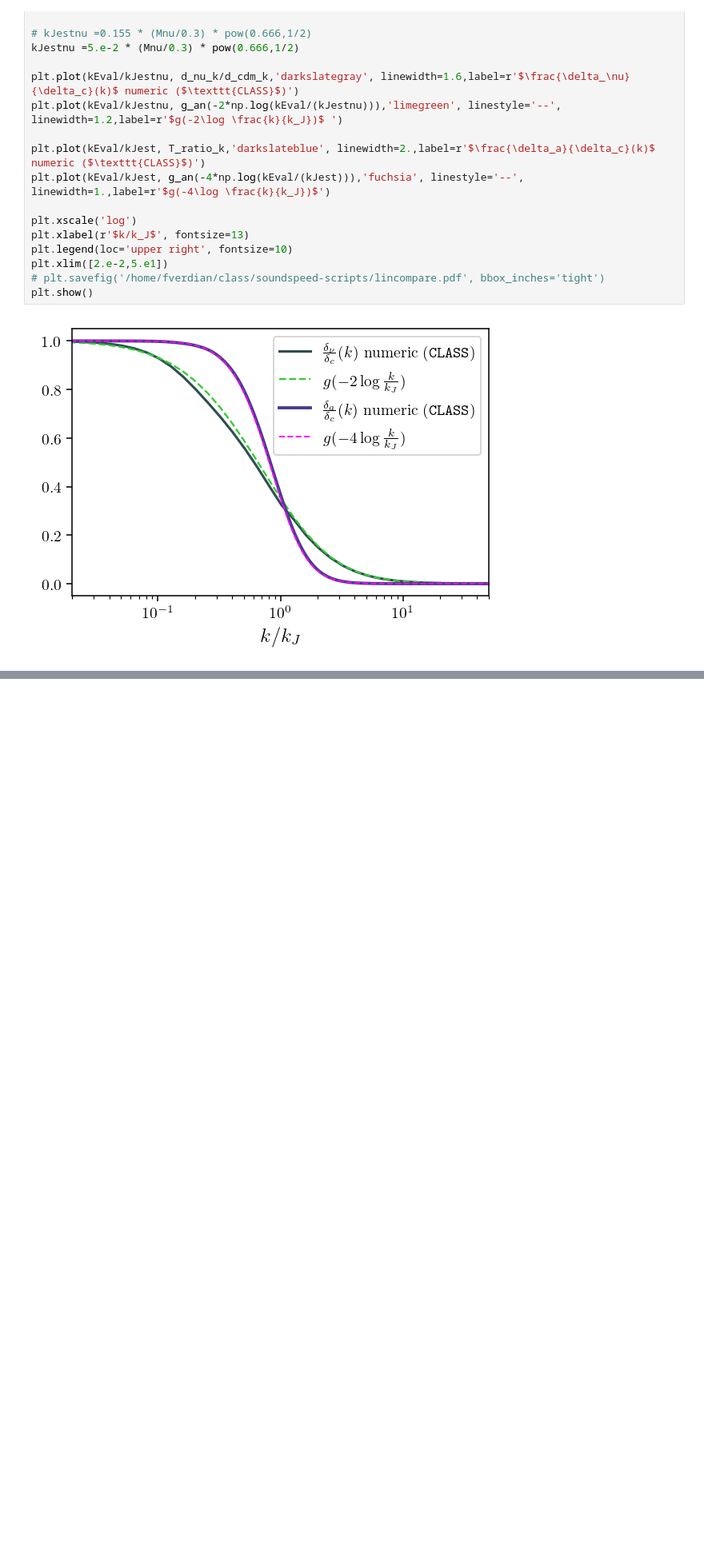
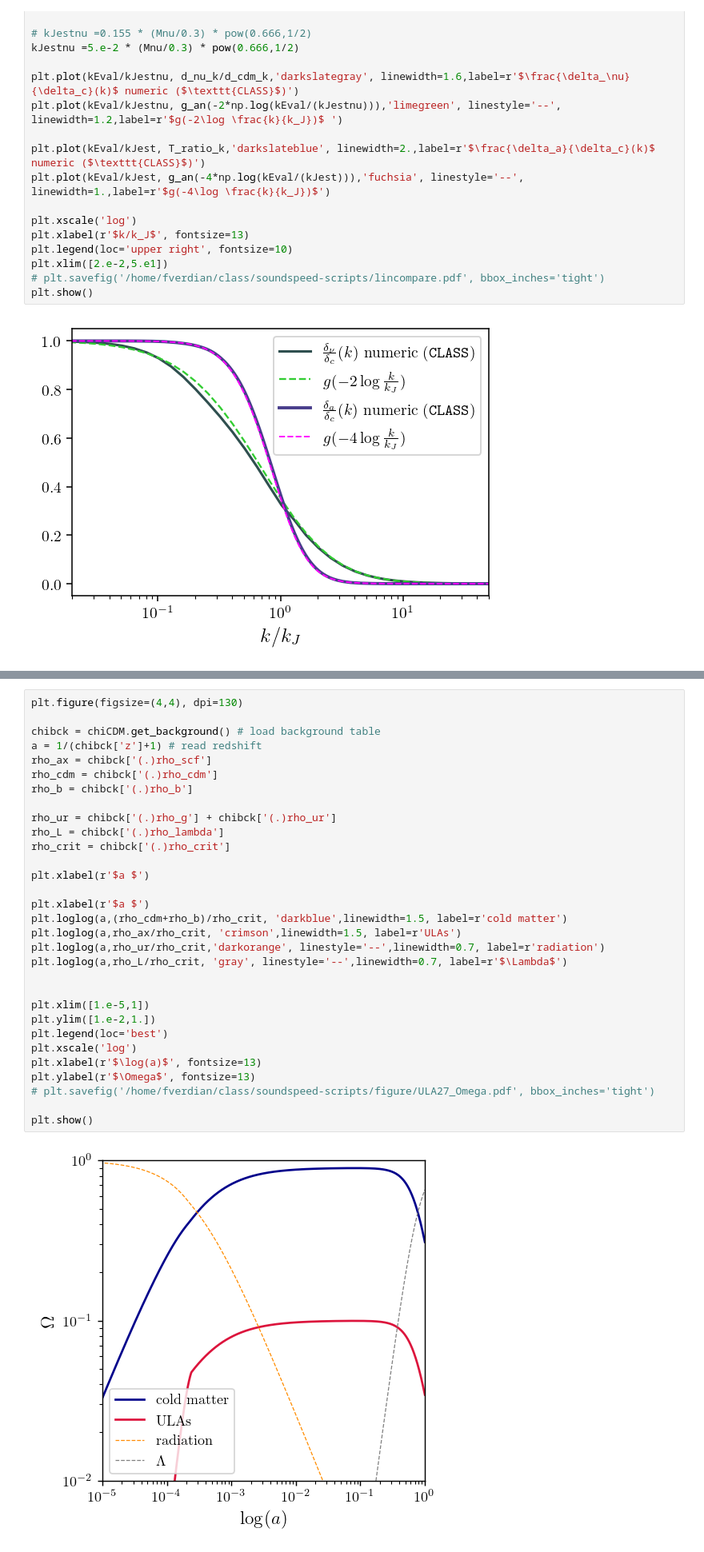
Before and after one commit to fverd/class, a Jupyter notebook: soundspeed-scripts/match_kJ.ipynb, the cells around one changed output, grey strips where cells are left out. Shown: that part at 80% size. Cells and saved outputs as stored; diff of their text form; blank space fills up the shorter version.

```diff
--- a/soundspeed-scripts/match_kJ.ipynb
+++ b/soundspeed-scripts/match_kJ.ipynb
@@ -251,0 +267,33 @@ Computing sources
+# %%
+plt.figure(figsize=(4,4), dpi=130)
+
+chibck = chiCDM.get_background() # load background table
+a = 1/(chibck['z']+1) # read redshift
+rho_ax = chibck['(.)rho_scf']
+rho_cdm = chibck['(.)rho_cdm']
+rho_b = chibck['(.)rho_b']
+
+rho_ur = chibck['(.)rho_g'] + chibck['(.)rho_ur']
+rho_L = chibck['(.)rho_lambda']
+rho_crit = chibck['(.)rho_crit']
+
+plt.xlabel(r'$a $')
+
+plt.xlabel(r'$a $')
+plt.loglog(a,(rho_cdm+rho_b)/rho_crit, 'darkblue',linewidth=1.5, label=r'cold matter')
+plt.loglog(a,rho_ax/rho_crit, 'crimson',linewidth=1.5, label=r'ULAs')
+plt.loglog(a,rho_ur/rho_crit,'darkorange', linestyle='--',linewidth=0.7, label=r'radiation')
+plt.loglog(a,rho_L/rho_crit, 'gray', linestyle='--',linewidth=0.7, label=r'$\Lambda$')
+
+
+plt.xlim([1.e-5,1])
+plt.ylim([1.e-2,1.])
+plt.legend(loc='best')
+plt.xscale('log')
+plt.xlabel(r'$\log(a)$', fontsize=13)
+plt.ylabel(r'$\Omega$', fontsize=13)
+# plt.savefig('/home/fverdian/class/soundspeed-scripts/figure/ULA27_Omega.pdf', bbox_inches='tight')
+
+plt.show()
+# %% [output]
+[figure, added]
```
Also changed, not shown: parts of 7 cells of this notebook, 28 other files.
